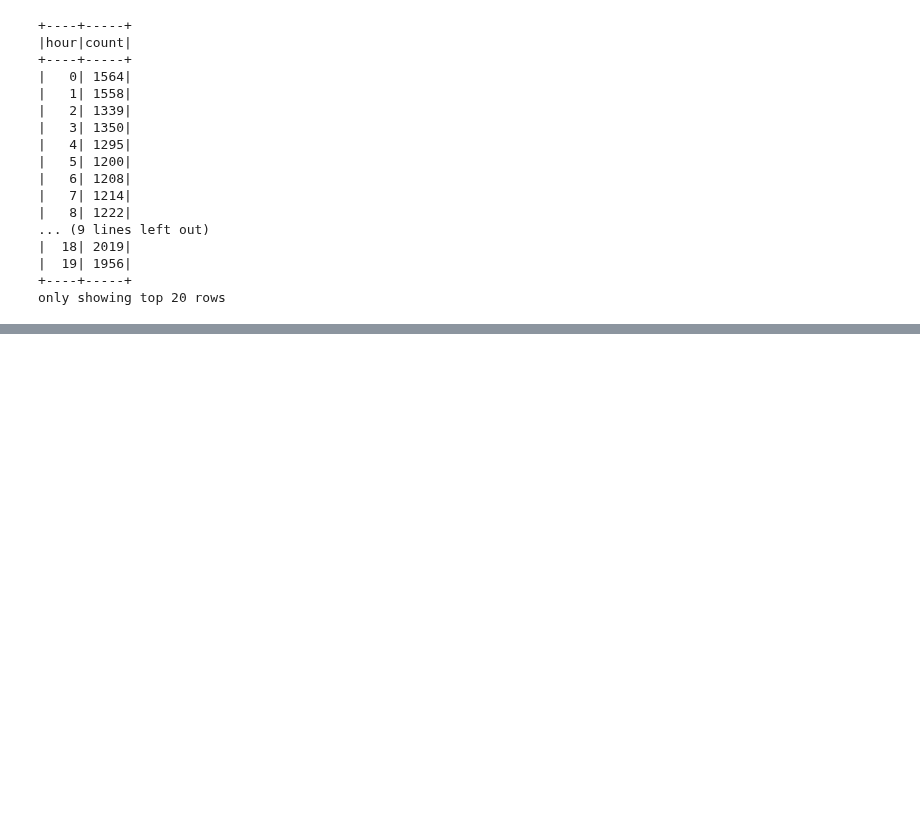
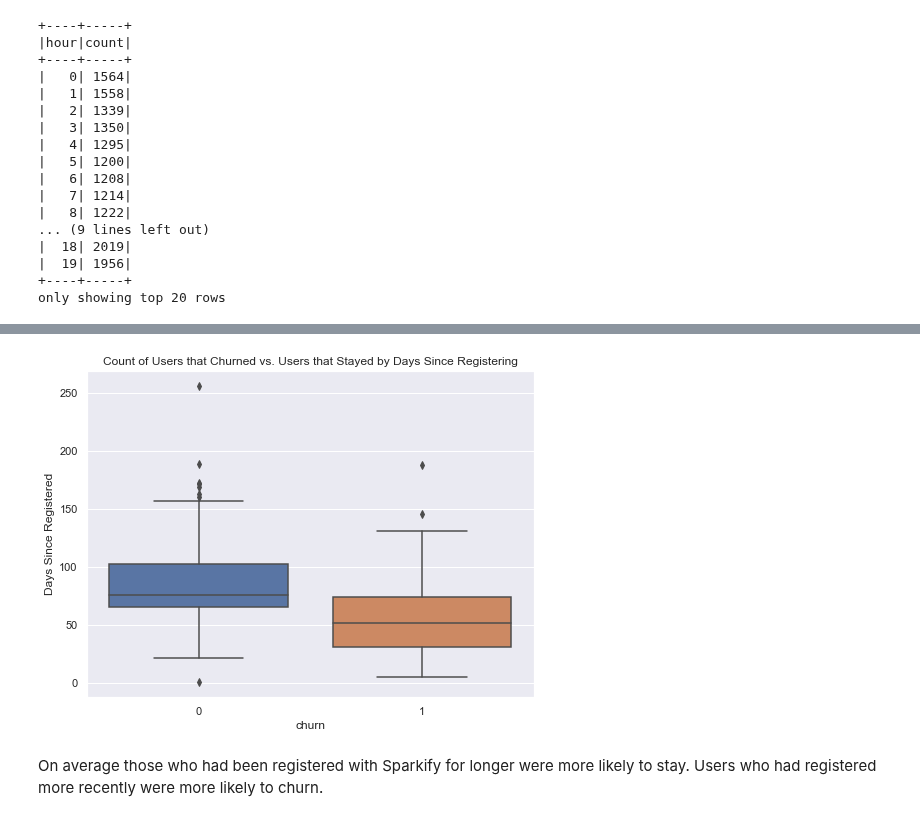
Before and after one commit to Nima-Sayyah/Sparkify, a Jupyter notebook: Sparkify.ipynb, the cells around one changed output, grey strips where cells are left out. Cells and saved outputs as stored; diff of their text form; code cells hidden in the pictures; blank space fills up the shorter version.

Commit message:
Update 68 - Sparkify

```diff
--- a/Sparkify.ipynb
+++ b/Sparkify.ipynb
@@ -1212,0 +1232,3 @@ AttributeError: 'DataFrame' object has no attribute 'Rank'
+# %%
+# need to minus the registration from ts
+df_days = df_days.withColumn("delta_days", (df_days['ts']) - (df_days['registration']))
@@ -1212,0 +1256,2 @@ AttributeError: 'DataFrame' object has no attribute 'Rank'
+# %%
+df_days = df_days.withColumn('days',(df_days['delta_days']/1000/3600/24))
@@ -1212,0 +1279,4 @@ AttributeError: 'DataFrame' object has no attribute 'Rank'
+# %%
+# to Pandas for the plot
+df_days_pd = df_days.toPandas()
+df_days_pd
@@ -1212,0 +1297,10 @@ AttributeError: 'DataFrame' object has no attribute 'Rank'
+# %%
+# plot boxplot
+plt.figure(figsize=[8,6])
+sns.boxplot(data = df_days_pd, x = 'churn', y ='days')
+plt.title('Count of Users that Churned vs. Users that Stayed by Days Since Registering')
+plt.ylabel("Days Since Registered");
+# %% [output]
+[figure, added]
+# %% [markdown]
+On average those who had been registered with Sparkify for longer were more likely to stay. Users who had registered more recently were more likely to churn.
```
Also changed, not shown: parts of 110 cells of this notebook.
